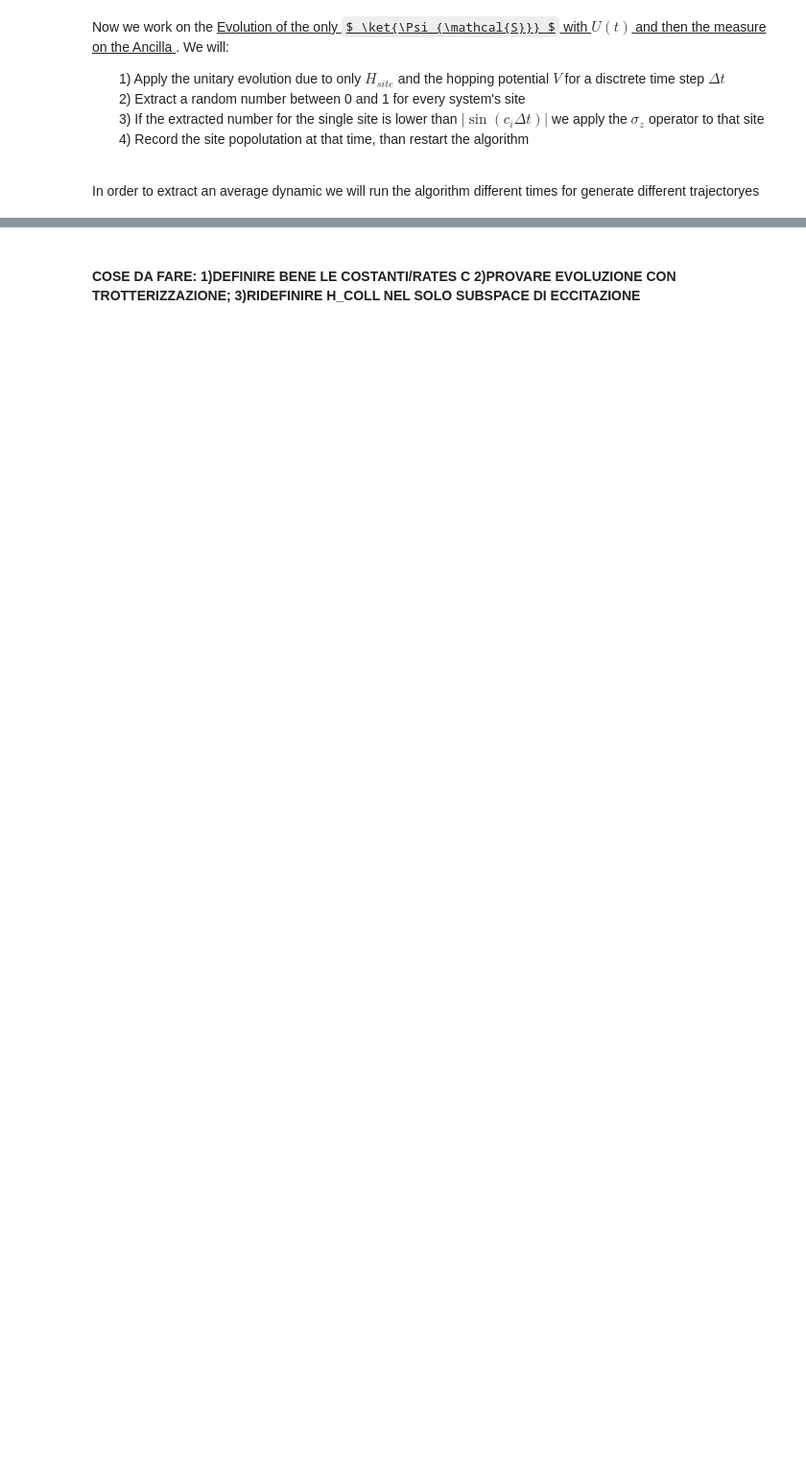
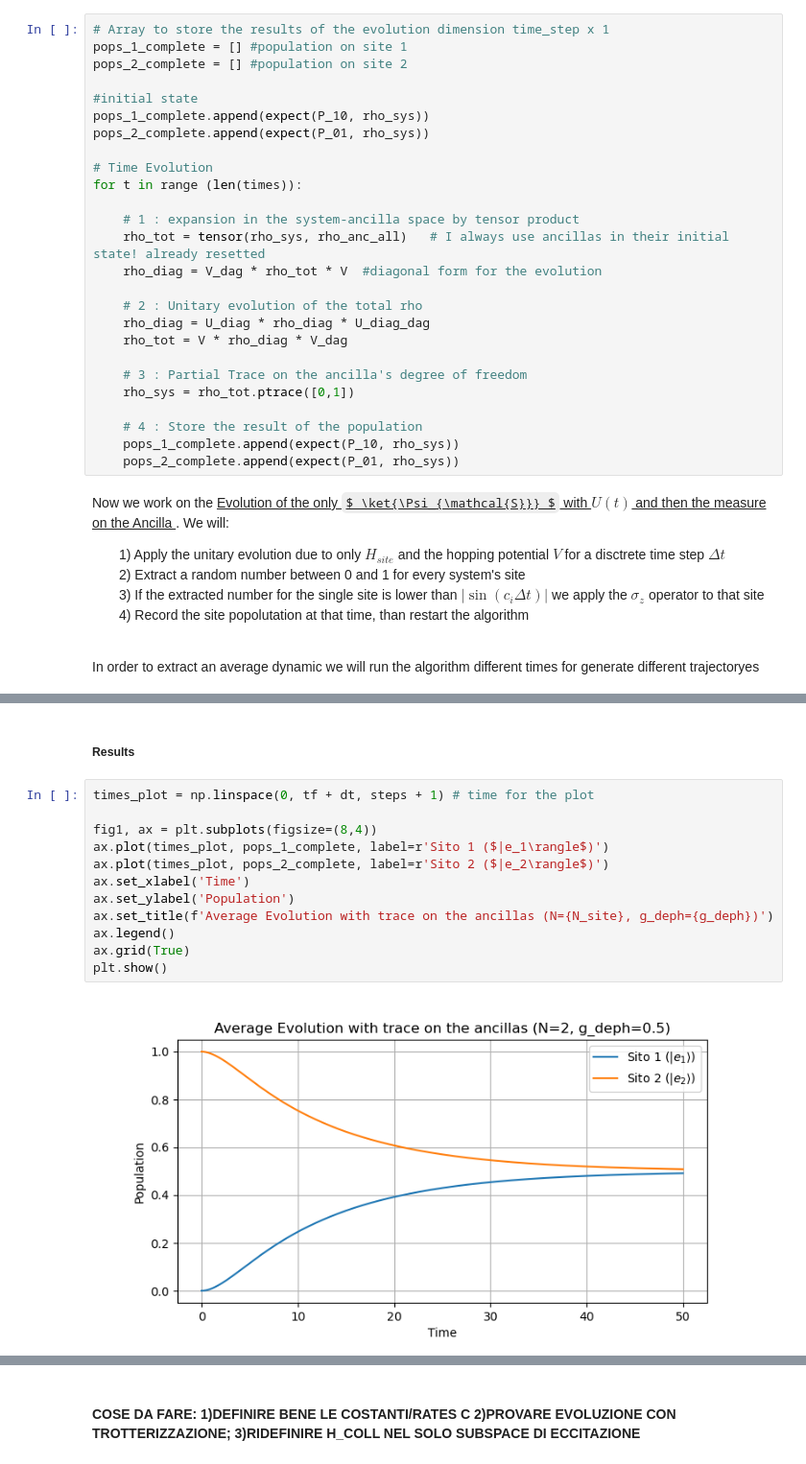
Before and after one commit to francescociavarella/Collisional-Methods, a Jupyter notebook: Codes/Exciton Dimer.ipynb, the cells around one changed output, grey strips where cells are left out. Shown: that part at 96% size. Drawn from its saved outputs; the diff is of its cells as text; some formulas as TeX source; blank space fills up the shorter version.

```diff
--- a/Codes/Exciton Dimer.ipynb
+++ b/Codes/Exciton Dimer.ipynb
@@ -676,3 +549,29 @@ plt.show()
+# %%
+# Array to store the results of the evolution dimension time_step x 1
+pops_1_complete = [] #population on site 1
+pops_2_complete = [] #population on site 2
+
+#initial state
+pops_1_complete.append(expect(P_10, rho_sys))
+pops_2_complete.append(expect(P_01, rho_sys))
+
+# Time Evolution
+for t in range (len(times)):
+
+    # 1 : expansion in the system-ancilla space by tensor product
+    rho_tot = tensor(rho_sys, rho_anc_all)   # I always use ancillas in their initial state! already resetted
+    rho_diag = V_dag * rho_tot * V  #diagonal form for the evolution
+
+    # 2 : Unitary evolution of the total rho
+    rho_diag = U_diag * rho_diag * U_diag_dag
+    rho_tot = V * rho_diag * V_dag
+
+    # 3 : Partial Trace on the ancilla's degree of freedom
+    rho_sys = rho_tot.ptrace([0,1])
+
+    # 4 : Store the result of the population
+    pops_1_complete.append(expect(P_10, rho_sys))
+    pops_2_complete.append(expect(P_01, rho_sys))
 # %% [markdown]
 Now we work on the <u> Evolution of the only $ \ket{\Psi_{\mathcal{S}}} $ with $ U(t) $ and then the measure on the Ancilla </u>. We will:
 <ul>
@@ -804,0 +669,16 @@ plt.show()
+# %% [markdown]
+##### Results
+# %%
+times_plot = np.linspace(0, tf + dt, steps + 1) # time for the plot
+
+fig1, ax = plt.subplots(figsize=(8,4))
+ax.plot(times_plot, pops_1_complete, label=r'Sito 1 ($|e_1\rangle$)')
+ax.plot(times_plot, pops_2_complete, label=r'Sito 2 ($|e_2\rangle$)')
+ax.set_xlabel('Time')
+ax.set_ylabel('Population')
+ax.set_title(f'Average Evolution with trace on the ancillas (N={N_site}, g_deph={g_deph})')
+ax.legend()
+ax.grid(True)
+plt.show()
+# %% [output]
+[figure, added]
```
Also changed, not shown: parts of 41 cells of this notebook, 1 other file.
